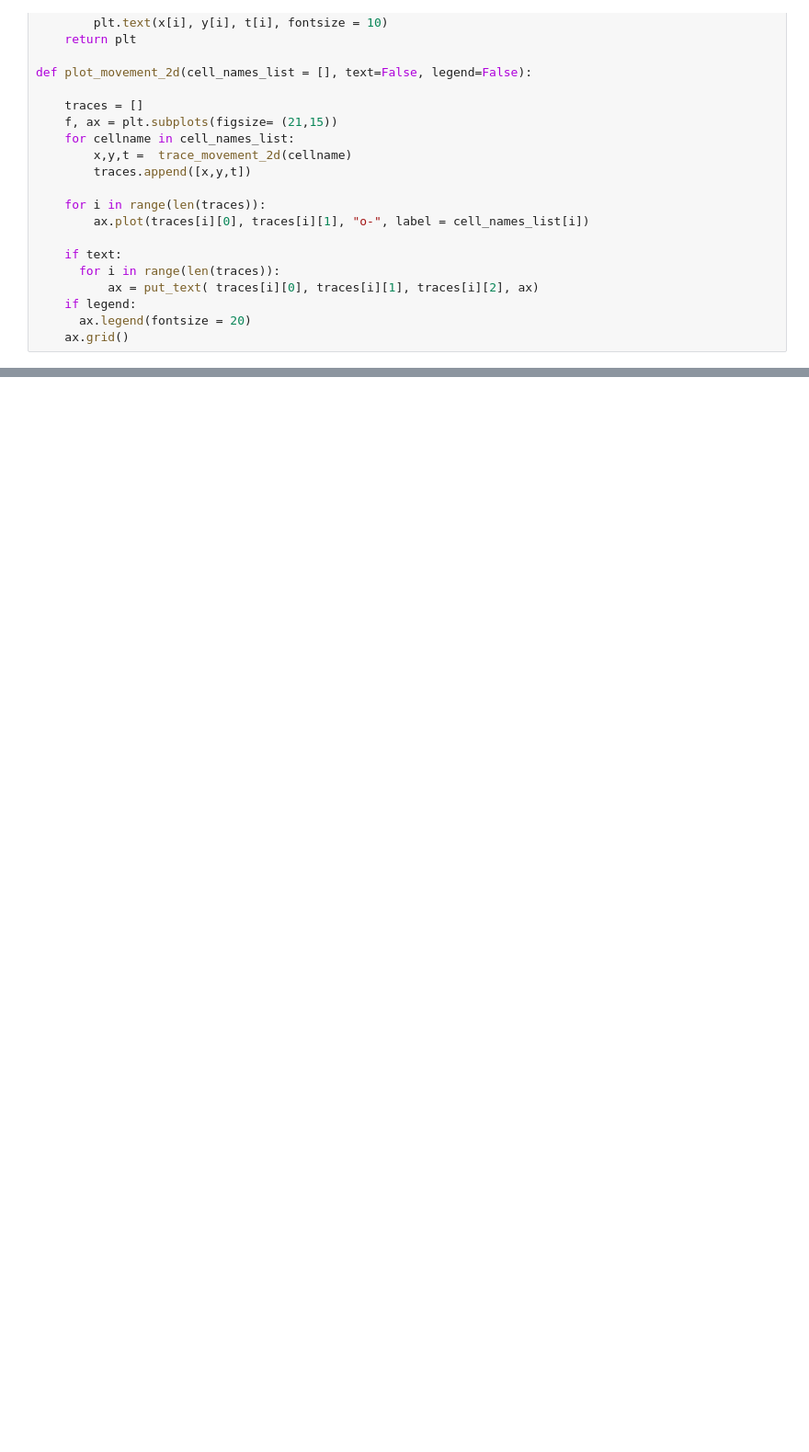
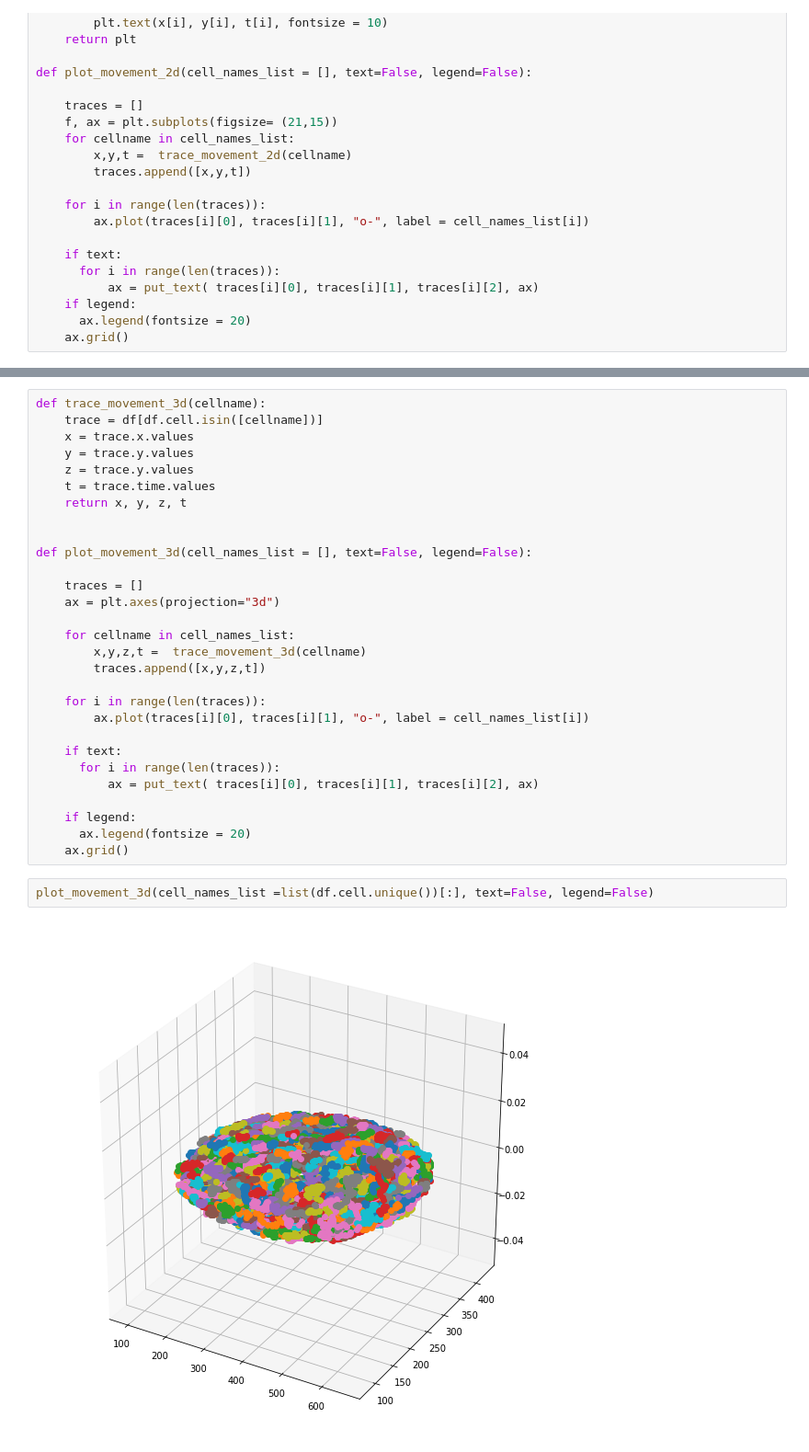
Before and after one commit to Mainakdeb/elegant-embryos, a Jupyter notebook: explore_cell_movement_data.ipynb, the cells around one changed output, grey strips where cells are left out. Shown at 92% size. Cells and saved outputs as stored; diff of their text form; blank space fills up the shorter version.

Commit message:
plot (3d) movement of all cell lineages

```diff
--- a/explore_cell_movement_data.ipynb
+++ b/explore_cell_movement_data.ipynb
@@ -67,0 +70,33 @@ plot_movement_2d(cell_names_list =list(df.cell.unique()), text=False, legend=Fal
+# %%
+def trace_movement_3d(cellname):
+    trace = df[df.cell.isin([cellname])]
+    x = trace.x.values
+    y = trace.y.values
+    z = trace.y.values
+    t = trace.time.values
+    return x, y, z, t
+
+
+def plot_movement_3d(cell_names_list = [], text=False, legend=False):
+
+    traces = []
+    ax = plt.axes(projection="3d")
+
+    for cellname in cell_names_list:
+        x,y,z,t =  trace_movement_3d(cellname)
+        traces.append([x,y,z,t])
+
+    for i in range(len(traces)):
+        ax.plot(traces[i][0], traces[i][1], "o-", label = cell_names_list[i])
+
+    if text:
+      for i in range(len(traces)):
+          ax = put_text( traces[i][0], traces[i][1], traces[i][2], ax)
+
+    if legend:
+      ax.legend(fontsize = 20)
+    ax.grid()
+# %%
+plot_movement_3d(cell_names_list =list(df.cell.unique())[:], text=False, legend=False)
+# %% [output]
+[figure, added]
```
Also changed, not shown: parts of 2 cells of this notebook.
